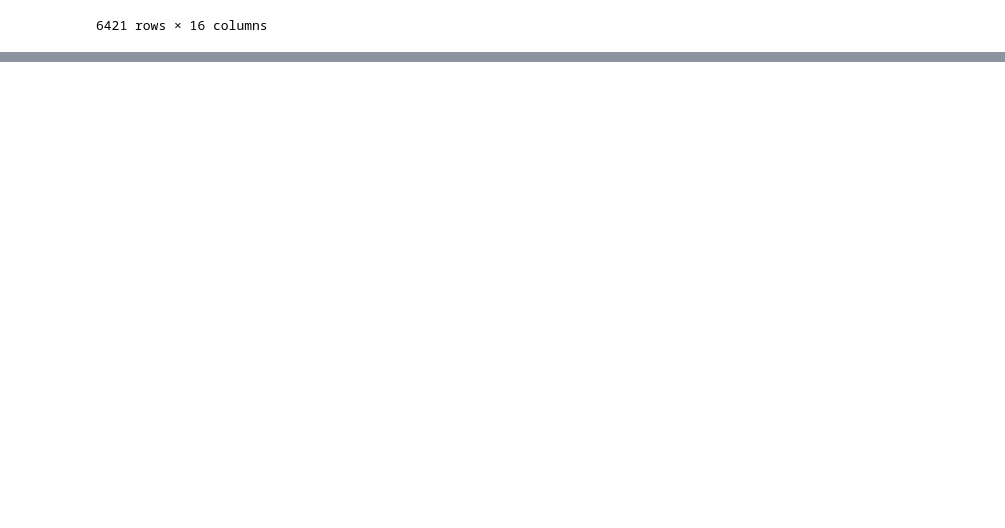
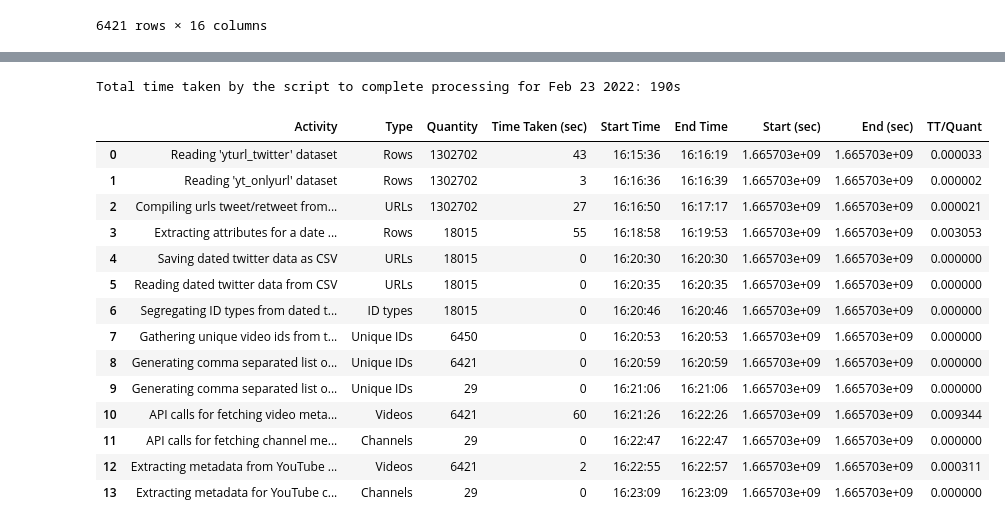
Before and after one commit to MihirS57/Twitter-YouTube-Compile-Monitor, a Jupyter notebook: Twitter-YouTube-Monitoring.ipynb, the cells around one changed output, grey strips where cells are left out. Cells and saved outputs as stored; diff of their text form; code cells hidden in the pictures; blank space fills up the shorter version.

```diff
--- a/Twitter-YouTube-Monitoring.ipynb
+++ b/Twitter-YouTube-Monitoring.ipynb
@@ -1077,0 +1067,26 @@ time_df
+# %%
+avg_num = []
+totaltime_taken = 0
+for idx in time_df.index:
+    totaltime_taken = totaltime_taken+time_df['Time Taken (sec)'][idx]
+    avg_num.append((time_df['Time Taken (sec)'][idx]/time_df['Quantity'][idx]))
+print(f'Total time taken by the script to complete processing for {month_query} {day_query} {year_query}: {totaltime_taken}s')
+time_df['TT/Quant'] = avg_num
+time_df
+# %% [output]
+Total time taken by the script to complete processing for Feb 23 2022: 190s
+|  | Activity | Type | Quantity | Time Taken (sec) | Start Time | End Time | Start (sec) | End (sec) | TT/Quant |
+| 0 | Reading 'yturl_twitter' dataset | Rows | 1302702 | 43 | 16:15:36 | 16:16:19 | 1.665703e+09 | 1.665703e+09 | 0.000033 |
+| 1 | Reading 'yt_onlyurl' dataset | Rows | 1302702 | 3 | 16:16:36 | 16:16:39 | 1.665703e+09 | 1.665703e+09 | 0.000002 |
+| 2 | Compiling urls tweet/retweet from... | URLs | 1302702 | 27 | 16:16:50 | 16:17:17 | 1.665703e+09 | 1.665703e+09 | 0.000021 |
+| 3 | Extracting attributes for a date ... | Rows | 18015 | 55 | 16:18:58 | 16:19:53 | 1.665703e+09 | 1.665703e+09 | 0.003053 |
+| 4 | Saving dated twitter data as CSV | URLs | 18015 | 0 | 16:20:30 | 16:20:30 | 1.665703e+09 | 1.665703e+09 | 0.000000 |
+| 5 | Reading dated twitter data from CSV | URLs | 18015 | 0 | 16:20:35 | 16:20:35 | 1.665703e+09 | 1.665703e+09 | 0.000000 |
+| 6 | Segregating ID types from dated t... | ID types | 18015 | 0 | 16:20:46 | 16:20:46 | 1.665703e+09 | 1.665703e+09 | 0.000000 |
+| 7 | Gathering unique video ids from t... | Unique IDs | 6450 | 0 | 16:20:53 | 16:20:53 | 1.665703e+09 | 1.665703e+09 | 0.000000 |
+| 8 | Generating comma separated list o... | Unique IDs | 6421 | 0 | 16:20:59 | 16:20:59 | 1.665703e+09 | 1.665703e+09 | 0.000000 |
+| 9 | Generating comma separated list o... | Unique IDs | 29 | 0 | 16:21:06 | 16:21:06 | 1.665703e+09 | 1.665703e+09 | 0.000000 |
+| 10 | API calls for fetching video meta... | Videos | 6421 | 60 | 16:21:26 | 16:22:26 | 1.665703e+09 | 1.665703e+09 | 0.009344 |
+| 11 | API calls for fetching channel me... | Channels | 29 | 0 | 16:22:47 | 16:22:47 | 1.665703e+09 | 1.665703e+09 | 0.000000 |
+| 12 | Extracting metadata from YouTube ... | Videos | 6421 | 2 | 16:22:55 | 16:22:57 | 1.665703e+09 | 1.665703e+09 | 0.000311 |
+| 13 | Extracting metadata for YouTube c... | Channels | 29 | 0 | 16:23:09 | 16:23:09 | 1.665703e+09 | 1.665703e+09 | 0.000000 |
```
Also changed, not shown: parts of 18 cells of this notebook.
